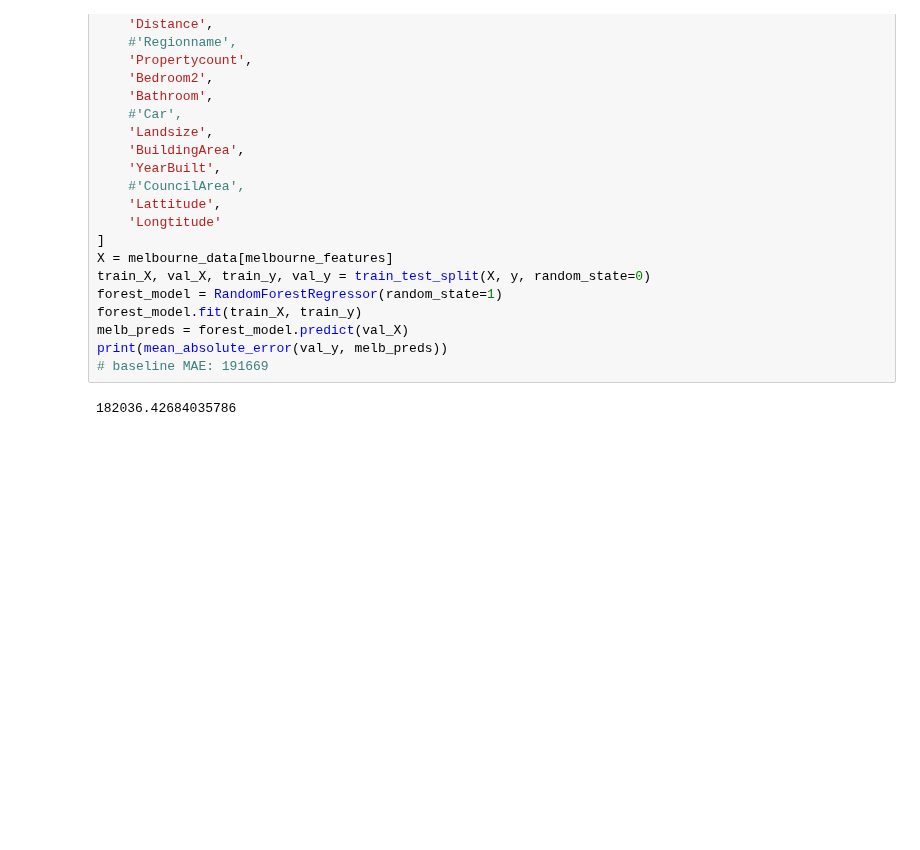
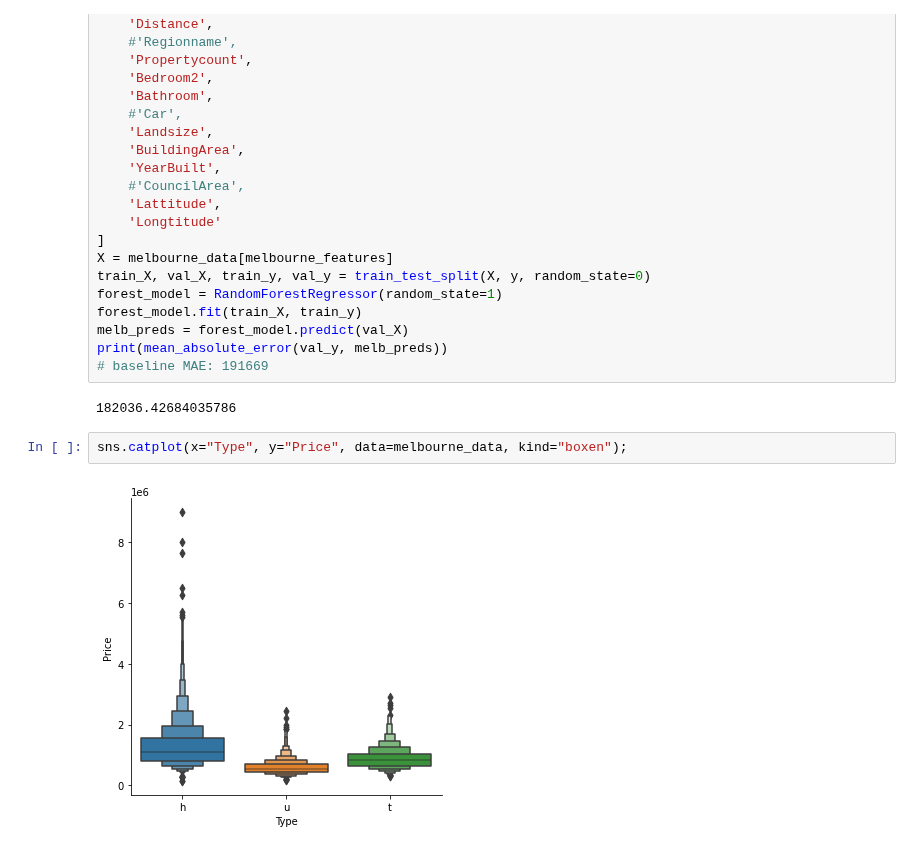
Before and after one commit to YatkinK/ml_models_tutorial, a Jupyter notebook: tutorial_houses_random_forest.ipynb, the cells around one changed output. Saved outputs shown, nothing was run; the diff lists cells and outputs as text; blank space fills up the shorter version.

```diff
--- a/tutorial_houses_random_forest.ipynb
+++ b/tutorial_houses_random_forest.ipynb
@@ -260,3 +244,7 @@ print(mean_absolute_error(val_y, melb_preds))
 # baseline MAE: 191669
 # %% [output]
 182036.42684035786
+# %%
+sns.catplot(x="Type", y="Price", data=melbourne_data, kind="boxen");
+# %% [output]
+[figure, added]
```
Also changed, not shown: parts of 10 cells of this notebook.
